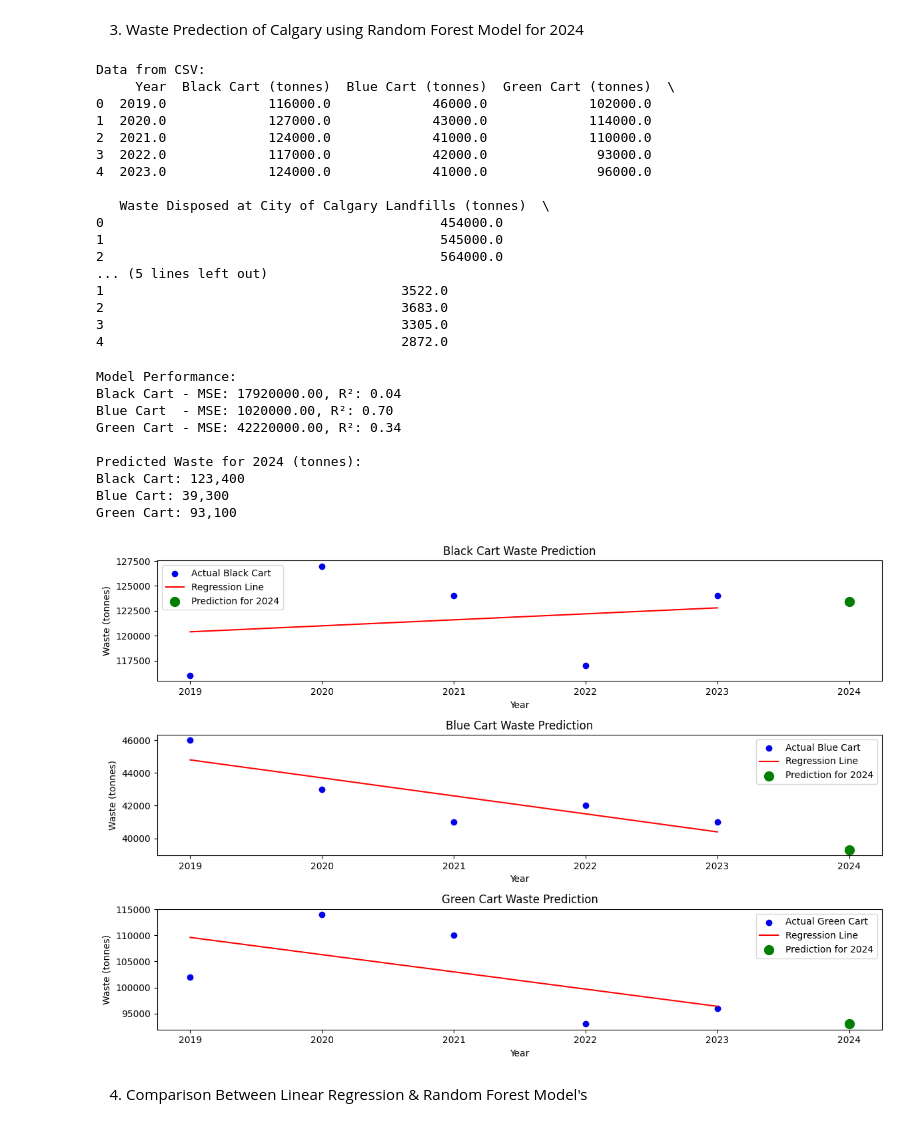
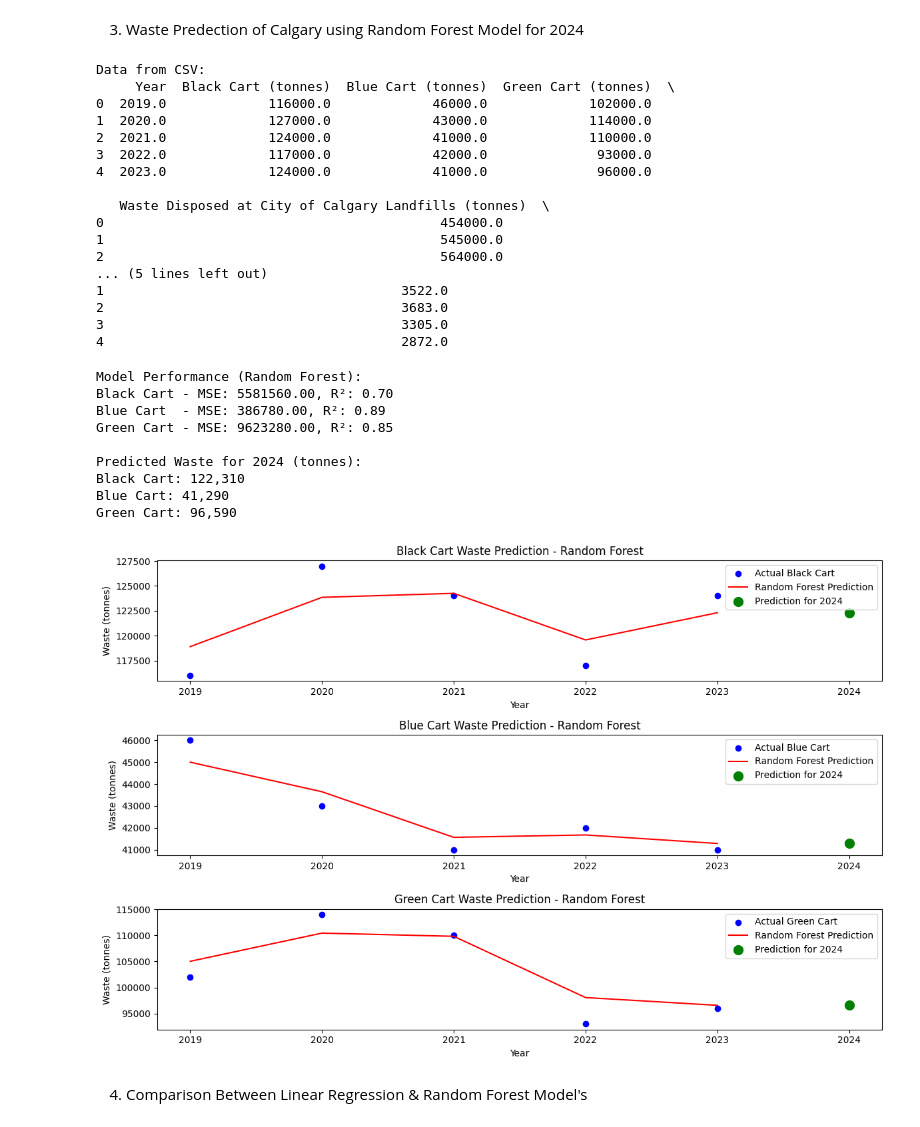
Before and after one commit to Leenapanjwani/engg680_2024_fall_Group_Project, a Jupyter notebook: Group Project/Group Project (Solid Waste Generation).ipynb, the cells around one changed output. Drawn from its saved outputs; the diff is of its cells as text; code cells hidden in the pictures.

```diff
--- a/Group Project/Group Project (Solid Waste Generation).ipynb
+++ b/Group Project/Group Project (Solid Waste Generation).ipynb
@@ -179,7 +179,7 @@ import matplotlib.pyplot as plt
 
 # Load data from CSV file
 # Replace 'waste_data.csv' with the path to your CSV file
-csv_file = "/content/Annual_Waste_Volumes_20241104 (2).csv"
+csv_file = "/content/Annual_Waste_Volumes_20241104.csv"
 df = pd.read_csv(csv_file)
 
 # Check the first few rows to verify the data
@@ -223,15 +223,15 @@ r2_blue_rf = r2_score(y_blue, y_pred_blue_rf)
 r2_green_rf = r2_score(y_green, y_pred_green_rf)
 
 # Display results
-print("Model Performance:")
-print(f"Black Cart - MSE: {mse_black:.2f}, R²: {r2_black:.2f}")
-print(f"Blue Cart  - MSE: {mse_blue:.2f}, R²: {r2_blue:.2f}")
-print(f"Green Cart - MSE: {mse_green:.2f}, R²: {r2_green:.2f}")
+print("Model Performance (Random Forest):")
+print(f"Black Cart - MSE: {mse_black_rf:.2f}, R²: {r2_black_rf:.2f}")
+print(f"Blue Cart  - MSE: {mse_blue_rf:.2f}, R²: {r2_blue_rf:.2f}")
+print(f"Green Cart - MSE: {mse_green_rf:.2f}, R²: {r2_green_rf:.2f}")
+print("\nPredicted Waste for 2024 (tonnes):")
+print(f"Black Cart: {black_cart_2024_rf[0]:,.0f}")
+print(f"Blue Cart: {blue_cart_2024_rf[0]:,.0f}")
+print(f"Green Cart: {green_cart_2024_rf[0]:,.0f}")
 
-print("\nPredicted Waste for 2024 (tonnes):")
-print(f"Black Cart: {black_cart_2024[0]:,.0f}")
-print(f"Blue Cart: {blue_cart_2024[0]:,.0f}")
-print(f"Green Cart: {green_cart_2024[0]:,.0f}")
 
 # Visualization
 plt.figure(figsize=(12, 8))
@@ -239,62 +239,65 @@ plt.figure(figsize=(12, 8))
 # Black Cart
 plt.subplot(3, 1, 1)
 plt.scatter(X, y_black, color="blue", label="Actual Black Cart")
-plt.plot(X, y_pred_black, color="red", label="Regression Line")
-plt.scatter(year_2024, black_cart_2024, color="green", label="Prediction for 2024", s=100)
-plt.title("Black Cart Waste Prediction")
+plt.plot(X, y_pred_black_rf, color="red", label="Random Forest Prediction")
+plt.scatter(year_2024, black_cart_2024_rf, color="green", label="Prediction for 2024", s=100)
+plt.title("Black Cart Waste Prediction - Random Forest")
 plt.xlabel("Year")
 plt.ylabel("Waste (tonnes)")
 plt.legend()
+plt.savefig("black_cart_rf.png")
 
 # Blue Cart
 plt.subplot(3, 1, 2)
 plt.scatter(X, y_blue, color="blue", label="Actual Blue Cart")
-plt.plot(X, y_pred_blue, color="red", label="Regression Line")
-plt.scatter(year_2024, blue_cart_2024, color="green", label="Prediction for 2024", s=100)
-plt.title("Blue Cart Waste Prediction")
+plt.plot(X, y_pred_blue_rf, color="red", label="Random Forest Prediction")
+plt.scatter(year_2024, blue_cart_2024_rf, color="green", label="Prediction for 2024", s=100)
+plt.title("Blue Cart Waste Prediction - Random Forest")
 plt.xlabel("Year")
 plt.ylabel("Waste (tonnes)")
 plt.legend()
+plt.savefig("blue_cart_rf.png")
 
 # Green Cart
 plt.subplot(3, 1, 3)
 plt.scatter(X, y_green, color="blue", label="Actual Green Cart")
-plt.plot(X, y_pred_green, color="red", label="Regression Line")
-plt.scatter(year_2024, green_cart_2024, color="green", label="Prediction for 2024", s=100)
-plt.title("Green Cart Waste Prediction")
+plt.plot(X, y_pred_green_rf, color="red", label="Random Forest Prediction")
+plt.scatter(year_2024, green_cart_2024_rf, color="green", label="Prediction for 2024", s=100)
+plt.title("Green Cart Waste Prediction - Random Forest")
 plt.xlabel("Year")
 plt.ylabel("Waste (tonnes)")
 plt.legend()
+plt.savefig("green_cart_rf.png")
 
 plt.tight_layout()
 plt.show()
 # %% [output]
 Data from CSV:
      Year  Black Cart (tonnes)  Blue Cart (tonnes)  Green Cart (tonnes)  \
 0  2019.0             116000.0             46000.0             102000.0
 1  2020.0             127000.0             43000.0             114000.0
 2  2021.0             124000.0             41000.0             110000.0
 3  2022.0             117000.0             42000.0              93000.0
 4  2023.0             124000.0             41000.0              96000.0
 
    Waste Disposed at City of Calgary Landfills (tonnes)  \
 0                                           454000.0
 1                                           545000.0
 2                                           564000.0
 ... (5 lines left out)
 1                                      3522.0
 2                                      3683.0
 3                                      3305.0
 4                                      2872.0
-Model Performance:
-Black Cart - MSE: 17920000.00, R²: 0.04
-Blue Cart  - MSE: 1020000.00, R²: 0.70
-Green Cart - MSE: 42220000.00, R²: 0.34
+Model Performance (Random Forest):
+Black Cart - MSE: 5581560.00, R²: 0.70
+Blue Cart  - MSE: 386780.00, R²: 0.89
+Green Cart - MSE: 9623280.00, R²: 0.85
 
 Predicted Waste for 2024 (tonnes):
-Black Cart: 123,400
-Blue Cart: 39,300
-Green Cart: 93,100
+Black Cart: 122,310
+Blue Cart: 41,290
+Green Cart: 96,590
-[figure, old version]
+[figure, new version]
 # %% [markdown]
 4. Comparison Between Linear Regression & Random Forest Model's
```
Also changed, not shown: parts of 3 cells of this notebook.
